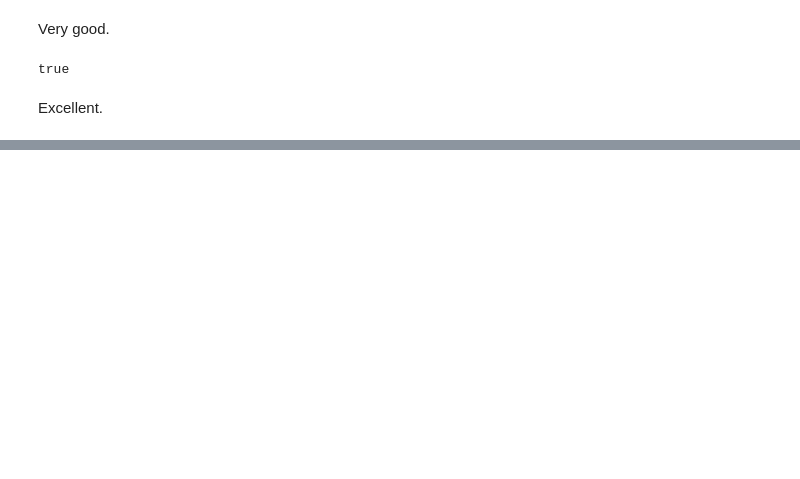
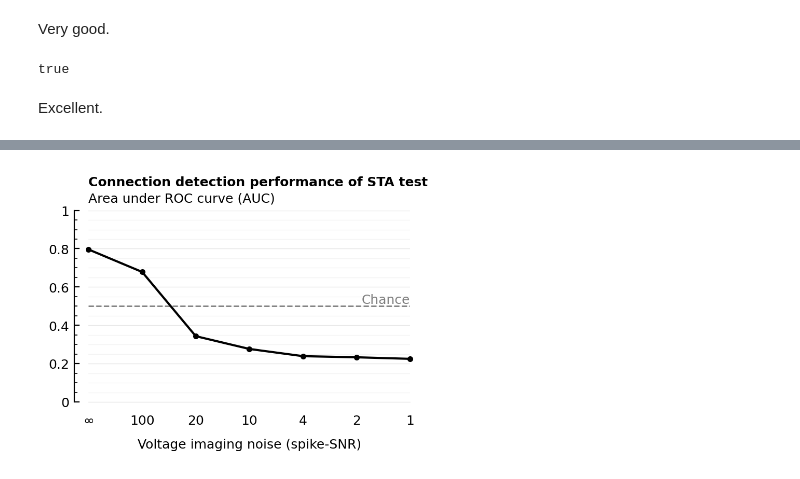
Before and after one commit to tfiers/phd, a Jupyter notebook: _sources/nb/2023-09-20__STA_conntest_for_diff_recording_quality_n_durations.ipynb, the cells around one changed output, grey strips where cells are left out. Drawn from its saved outputs; the diff is of its cells as text; code cells hidden in the pictures; blank space fills up the shorter version.

```diff
--- a/_sources/nb/2023-09-20__STA_conntest_for_diff_recording_quality_n_durations.ipynb
+++ b/_sources/nb/2023-09-20__STA_conntest_for_diff_recording_quality_n_durations.ipynb
@@ -49,0 +181,14 @@ end
+# %%
+fmt(x) = isinf(x) ? "∞" : round(Int, x);
+
+fig, ax = plt.subplots()
+color = "gray"
+l = ax.axhline(0.5; lw=1, ls="--", color)
+ax.annotate("Chance"; xy=(1,0), xycoords=l, ha="right", va="bottom", color)
+plot(1:nrow(df), df.AUC, ".-"; ax, xticklabels=fmt.(df.VI_SNR), ylim=[0,1], xtype=:categorical,
+     xlabel="Voltage imaging noise (spike-SNR)", color="black")
+t = hylabel(ax, "Area under ROC curve (AUC)");
+ax.annotate("Connection detection performance of STA test", fontweight="bold",
+            xy=(0, 1.3), xycoords=t, va="bottom");
+# %% [output]
+[figure, added]
```
Also changed, not shown: parts of 28 cells of this notebook, 29 other files.
